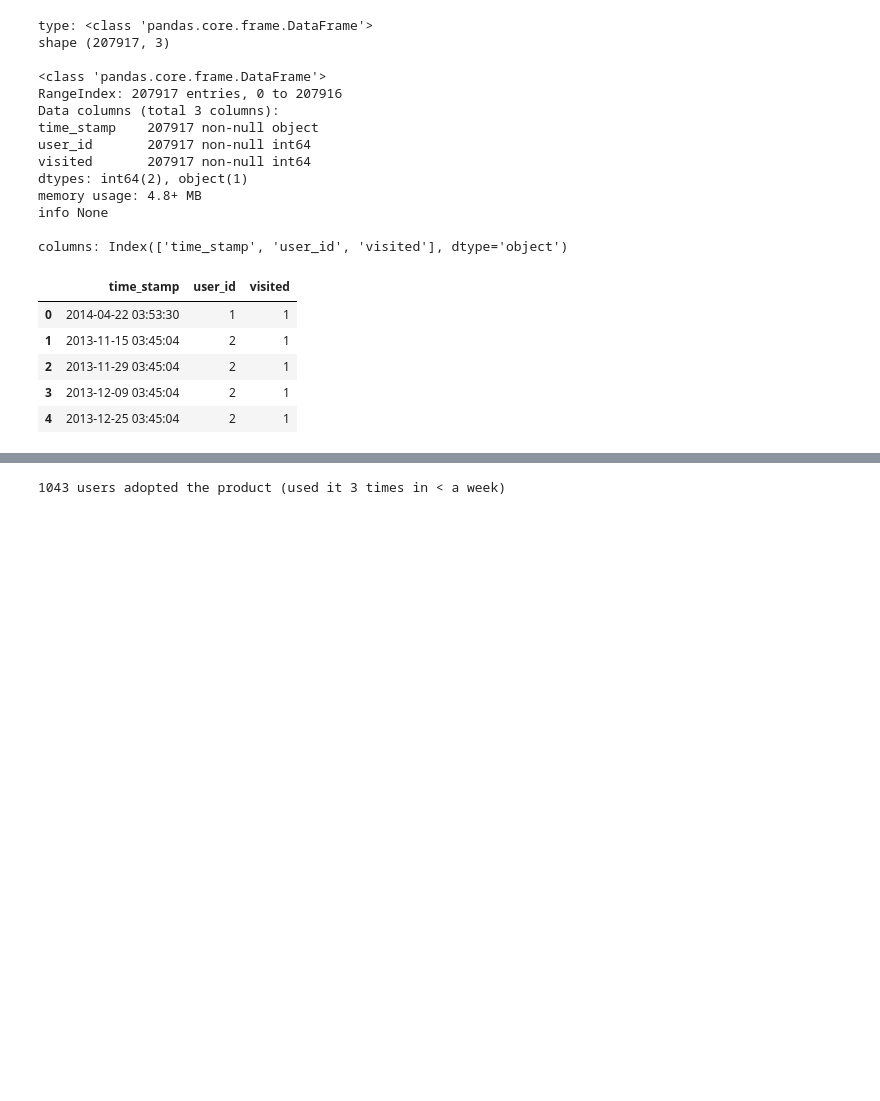
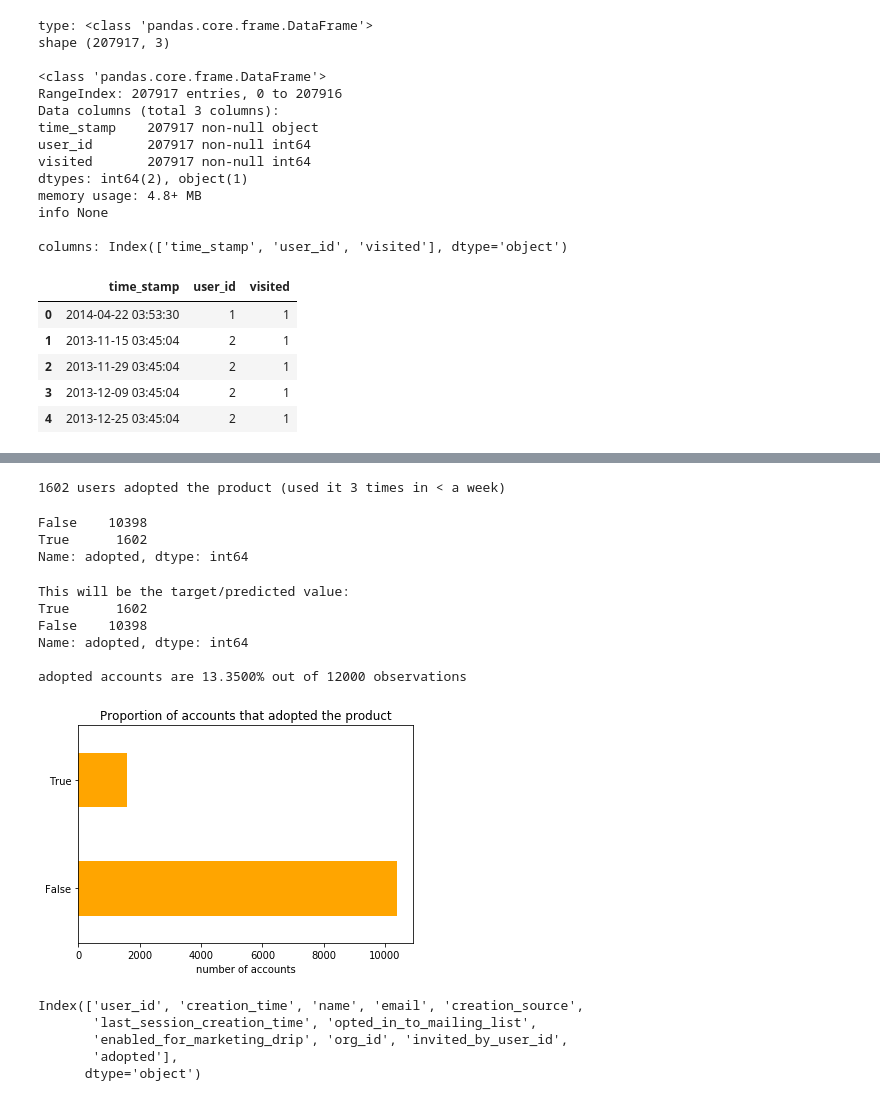
Before and after one commit to misterhappy2/relax, a Jupyter notebook: relax.ipynb, the cells around one changed output, grey strips where cells are left out. Saved outputs shown, nothing was run; the diff lists cells and outputs as text; code cells hidden in the pictures; blank space fills up the shorter version.

```diff
--- a/relax.ipynb
+++ b/relax.ipynb
@@ -135,29 +220,66 @@ seven_days = datetime.timedelta(7)
 
 # users = list of users who logged in at least 3 times ever
 visits = engagement['user_id'].value_counts()
-users = visits[visits >= 3].index
+users3 = visits[visits >= 3].index
 
+#loop over users, create a list of users who visited 3x in < seven_days
 adoption = []
-for user in users:
-    # make a data frame of all engagement for the user
-    df = engagement[engagement.user_id == user].reset_index().sort_values(by='time_stamp')
-    for i in range(0, len(df)-2):
-        time_diff = df.time_stamp[i+2] - df.time_stamp[i]
+for user in users3:
+    # make a data frame of all engagement for user
+    user_eng = engagement[engagement.user_id == user]
+    user_eng = user_eng.reset_index().sort_values(by='time_stamp')
+    for i in range(0, len(user_eng)-2):
+        time_diff = user_eng.time_stamp[i+2] - user_eng.time_stamp[i]
         if (time_diff < seven_days):
             status = True
+            break
         else:
             status = False
     adoption.append(status)
 
-user_list = pd.DataFrame({'user_id': users, 'adopted': adoption})
+user_list = pd.DataFrame({'user_id': users3, 'adopted': adoption})
 adopted_list = pd.DataFrame(user_list[user_list.adopted==True])
 print(len(adopted_list), 'users adopted the product (used it 3 times in < a week)')
 # %% [output]
-1043 users adopted the product (used it 3 times in < a week)
+1602 users adopted the product (used it 3 times in < a week)
-# %%
-#df['phone'] = df['phone'].fillna(0)
-# CLEAN UP THE DATA
-# start with null values
-
-users.days_since_signup.fillna(0, inplace=True)
-users.opted_in_to_mailing_list.fillna(0, inplace=True)
+# %%
+# absorb adopted_list into users.
+# create users.adopted column.  change adopted_list into dataframe.  merge.
+adopted_df = pd.DataFrame(adopted_list, columns=['user_id', 'adopted'])
+users = pd.merge(users, adopted_df, on='user_id', how='outer')
+#the merge created adopted_x and adopted_y (y is the value we want to keep)
+users.rename(columns={'adopted_y':'adopted'}, inplace=True)
+#users = users.drop('adopted_x',axis=1)
+users.adopted.fillna('False', inplace=True)
+print(users.adopted.value_counts())
+# %% [output]
+False    10398
+True      1602
+Name: adopted, dtype: int64
+# %%
+#look at the proportion adopted accounts
+print('This will be the target/predicted value:')
+print(users['adopted'].value_counts(ascending=True))
+print('')
+d= users.adopted.value_counts()
+print("adopted accounts are {:0.4f}% out of {} observations".format(100* d[1]/(d[1]+d[0]), d[1]+d[0]))
+_= d.plot(kind='barh', color='orange')
+_= plt.xlabel('number of accounts')
+_= plt.title('Proportion of accounts that adopted the product')
+plt.show()
+# %% [output]
+This will be the target/predicted value:
+True      1602
+False    10398
+Name: adopted, dtype: int64
+
+adopted accounts are 13.3500% out of 12000 observations
+[figure, added]
+# %%
+users.columns
+# %% [output]
+Index(['user_id', 'creation_time', 'name', 'email', 'creation_source',
+       'last_session_creation_time', 'opted_in_to_mailing_list',
+       'enabled_for_marketing_drip', 'org_id', 'invited_by_user_id',
+       'adopted'],
+      dtype='object')
```
Also changed, not shown: parts of 18 cells of this notebook.
